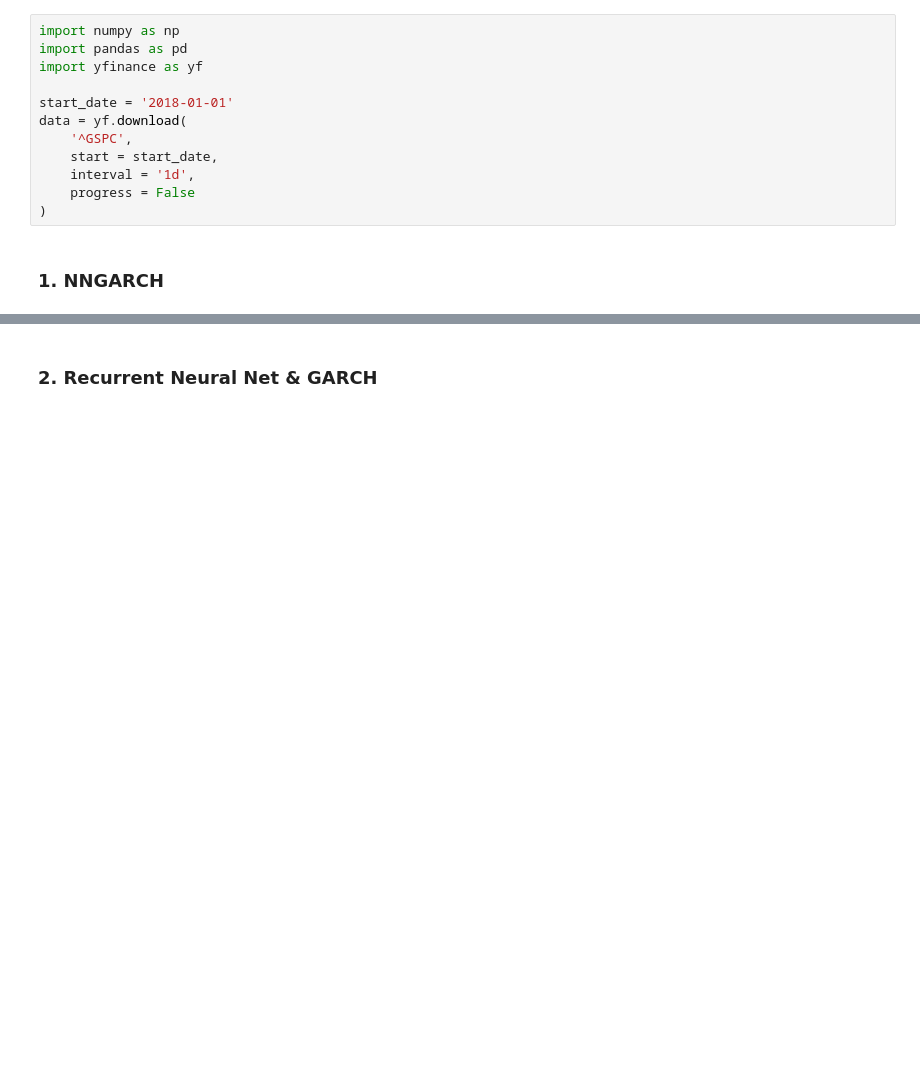
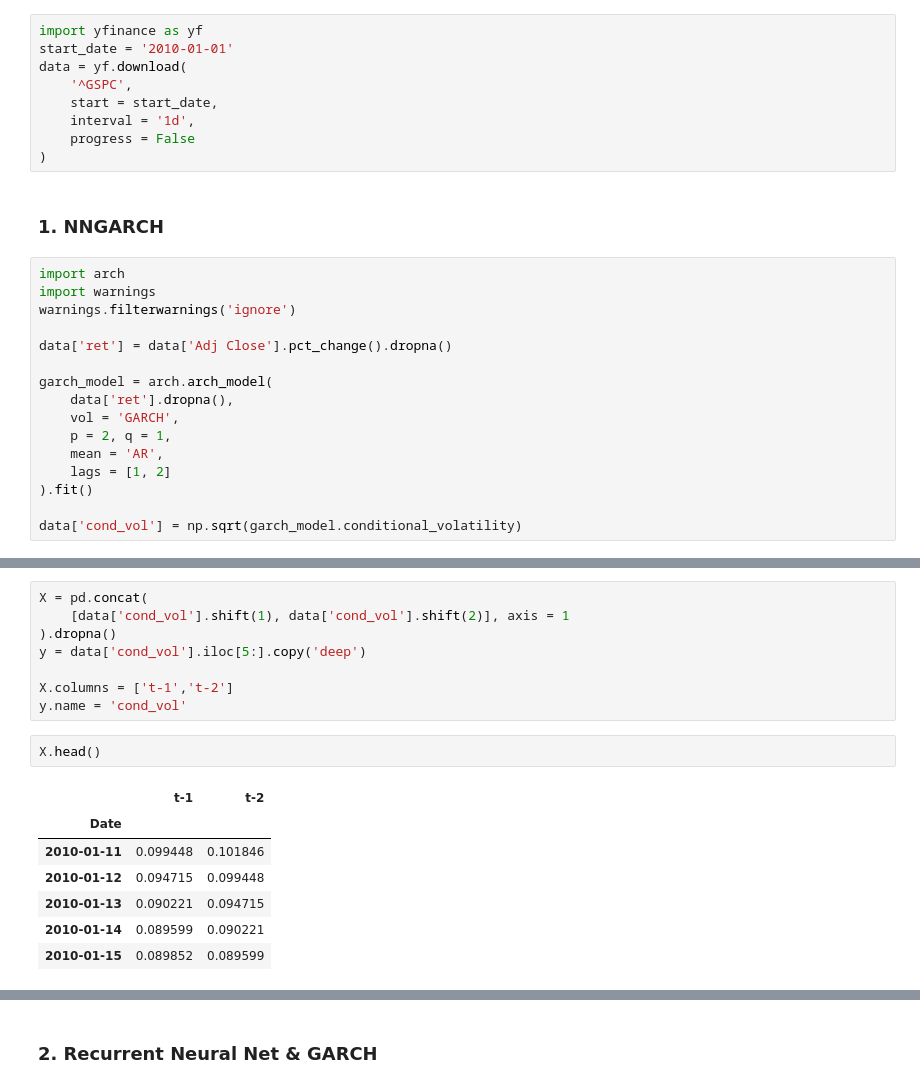
Before and after one commit to QuantifiSogang/2024-02SeniorMLFinance, a Jupyter notebook: Notes/Week04AdvancedHeteroscedasticityModels/04HybridNN-GARCHModels.ipynb, the cells around one changed output, grey strips where cells are left out. Saved outputs shown, nothing was run; the diff lists cells and outputs as text; blank space fills up the shorter version.

```diff
--- a/Notes/Week04AdvancedHeteroscedasticityModels/04HybridNN-GARCHModels.ipynb
+++ b/Notes/Week04AdvancedHeteroscedasticityModels/04HybridNN-GARCHModels.ipynb
@@ -3,9 +21,6 @@
 # %%
-import numpy as np
-import pandas as pd
 import yfinance as yf
-
-start_date = '2018-01-01'
+start_date = '2010-01-01'
 data = yf.download(
     '^GSPC',
     start = start_date,
@@ -14,3 +29,19 @@ data = yf.download(
 )
 # %% [markdown]
 ### 1. NNGARCH
+# %%
+import arch
+import warnings
+warnings.filterwarnings('ignore')
+
+data['ret'] = data['Adj Close'].pct_change().dropna()
+
+garch_model = arch.arch_model(
+    data['ret'].dropna(),
+    vol = 'GARCH',
+    p = 2, q = 1,
+    mean = 'AR',
+    lags = [1, 2]
+).fit()
+
+data['cond_vol'] = np.sqrt(garch_model.conditional_volatility)
@@ -16,0 +65,18 @@ data = yf.download(
+# %%
+X = pd.concat(
+    [data['cond_vol'].shift(1), data['cond_vol'].shift(2)], axis = 1
+).dropna()
+y = data['cond_vol'].iloc[5:].copy('deep')
+
+X.columns = ['t-1','t-2']
+y.name = 'cond_vol'
+# %%
+X.head()
+# %% [output]
+|  | t-1 | t-2 |
+| Date |  |  |
+| 2010-01-11 | 0.099448 | 0.101846 |
+| 2010-01-12 | 0.094715 | 0.099448 |
+| 2010-01-13 | 0.090221 | 0.094715 |
+| 2010-01-14 | 0.089599 | 0.090221 |
+| 2010-01-15 | 0.089852 | 0.089599 |
```
Also changed, not shown: parts of 10 cells of this notebook.
